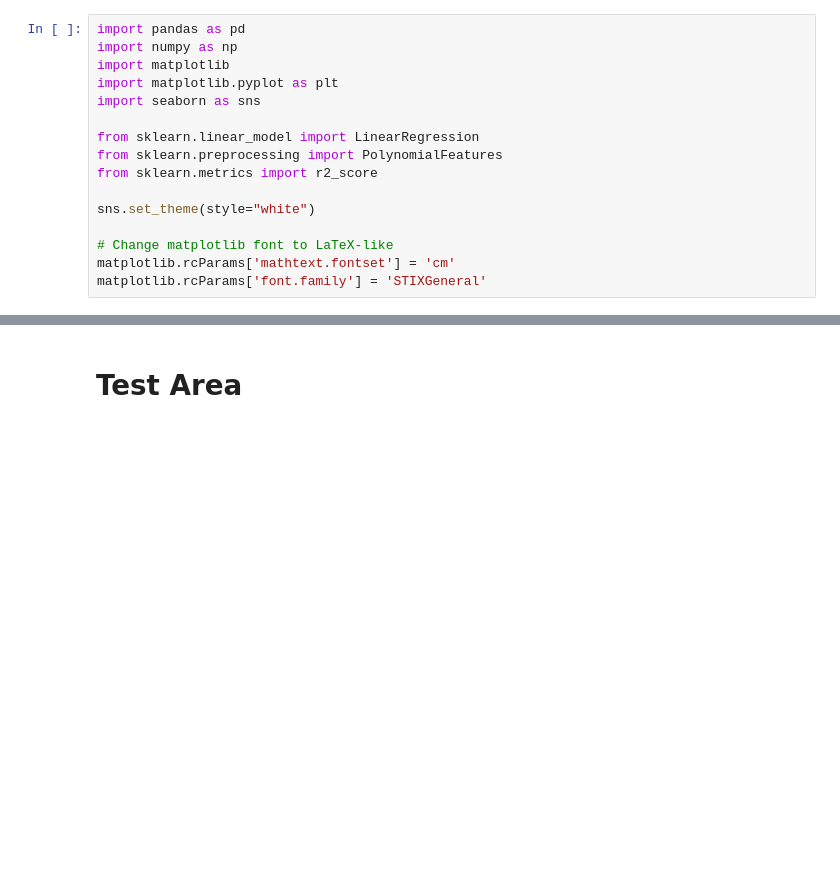
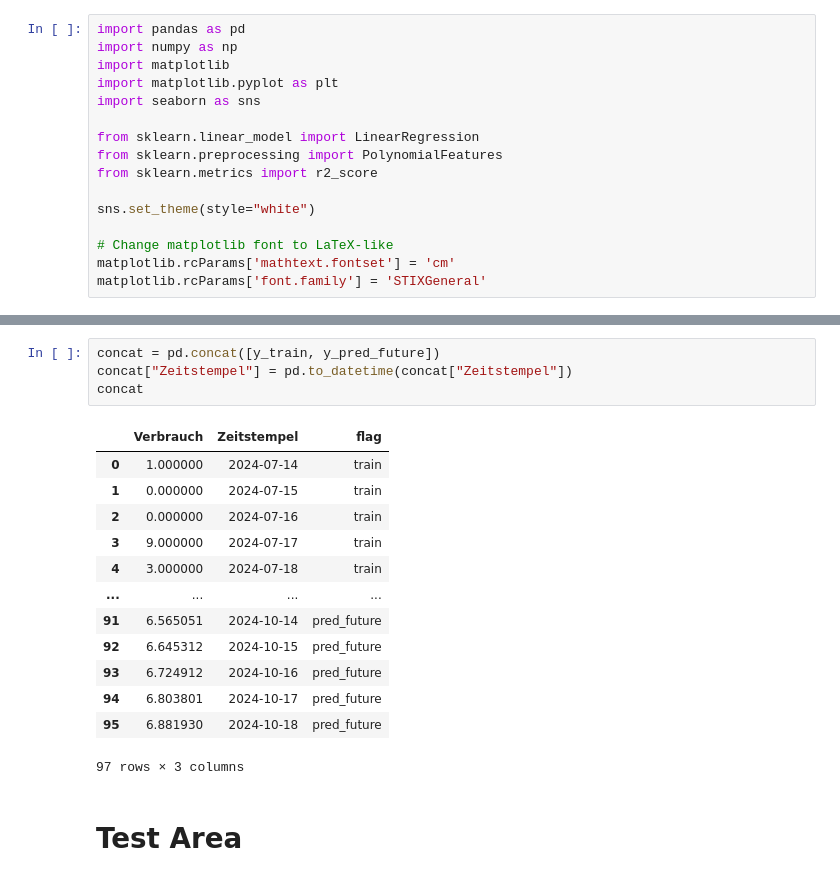
Before and after one commit to negralessio/bfh24, a Jupyter notebook: notebooks/consumption_linear_models.ipynb, the cells around one changed output, grey strips where cells are left out. Drawn from its saved outputs; the diff is of its cells as text; blank space fills up the shorter version.

```diff
--- a/notebooks/consumption_linear_models.ipynb
+++ b/notebooks/consumption_linear_models.ipynb
@@ -88,3 +106,21 @@ y_pred_future
+# %%
+concat = pd.concat([y_train, y_pred_future])
+concat["Zeitstempel"] = pd.to_datetime(concat["Zeitstempel"])
+concat
+# %% [output]
+|  | Verbrauch | Zeitstempel | flag |
+| 0 | 1.000000 | 2024-07-14 | train |
+| 1 | 0.000000 | 2024-07-15 | train |
+| 2 | 0.000000 | 2024-07-16 | train |
+| 3 | 9.000000 | 2024-07-17 | train |
+| 4 | 3.000000 | 2024-07-18 | train |
+| ... | ... | ... | ... |
+| 91 | 6.565051 | 2024-10-14 | pred_future |
+| 92 | 6.645312 | 2024-10-15 | pred_future |
+| 93 | 6.724912 | 2024-10-16 | pred_future |
+| 94 | 6.803801 | 2024-10-17 | pred_future |
+| 95 | 6.881930 | 2024-10-18 | pred_future |
+97 rows × 3 columns
 # %% [markdown]
 # Test Area
 # %%
```
Also changed, not shown: parts of 3 cells of this notebook.
